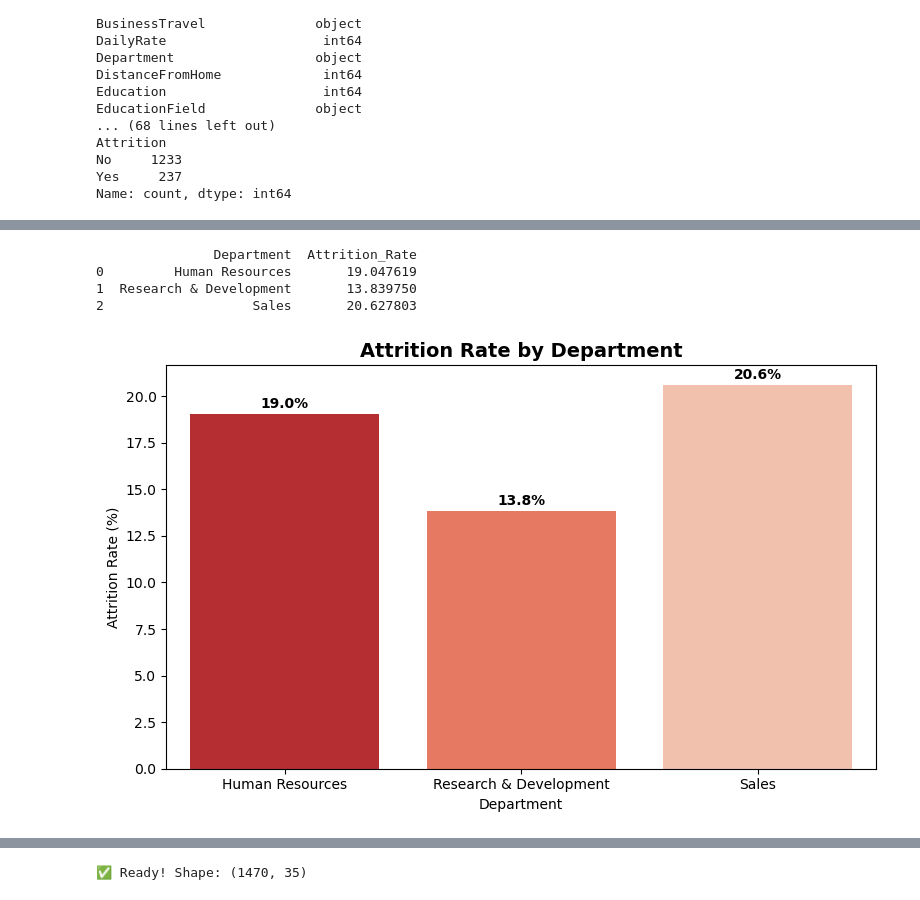
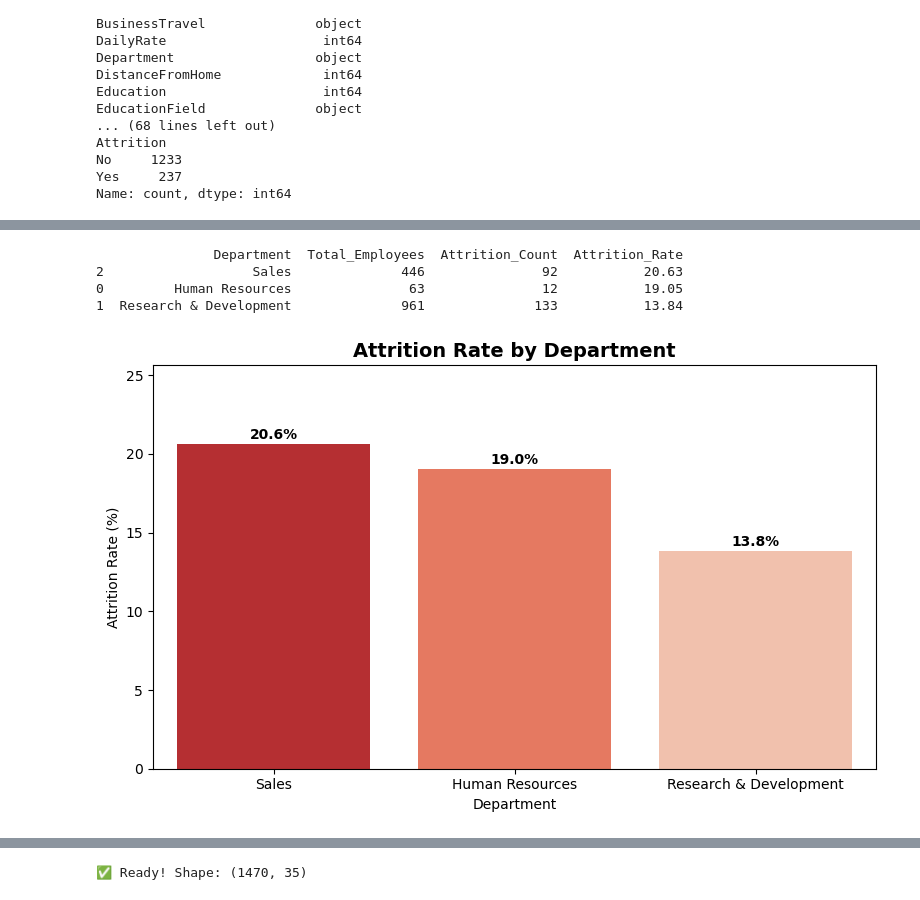
Before and after one commit to chandu2627/HR-Attrition-Analytics, a Jupyter notebook: HR_Attrition_EDA.ipynb, the cells around one changed output, grey strips where cells are left out. Drawn from its saved outputs; the diff is of its cells as text; code cells hidden in the pictures.

```diff
--- a/HR_Attrition_EDA.ipynb
+++ b/HR_Attrition_EDA.ipynb
@@ -80,27 +103,54 @@ Retention Rate: 83.88%
 # %%
 # Block 4 - Attrition by Department
-dept_attrition = df.groupby('Department')['Attrition'].apply(
-    lambda x: (x=='Yes').sum() / len(x) * 100
+
+dept_attrition = df.groupby('Department').agg(
+    Total_Employees=('Attrition', 'count'),
+    Attrition_Count=('Attrition', lambda x: (x == 'Yes').sum())
 ).reset_index()
-dept_attrition.columns = ['Department', 'Attrition_Rate']
 
-print(dept_attrition)
+dept_attrition['Attrition_Rate'] = (
+    dept_attrition['Attrition_Count'] /
+    dept_attrition['Total_Employees'] * 100
+)
 
-plt.figure(figsize=(8,5))
-sns.barplot(data=dept_attrition, x='Department',
-            y='Attrition_Rate', palette='Reds_r')
-plt.title('Attrition Rate by Department', fontsize=14, fontweight='bold')
+dept_attrition = dept_attrition.sort_values(
+    by='Attrition_Rate', ascending=False
+)
+
+print(dept_attrition.round(2))
+
+# Visualization
+plt.figure(figsize=(8, 5))
+
+sns.barplot(
+    data=dept_attrition,
+    x='Department',
+    y='Attrition_Rate',
+    palette='Reds_r'
+)
+
+plt.title(
+    'Attrition Rate by Department',
+    fontsize=14,
+    fontweight='bold'
+)
+
 plt.xlabel('Department')
 plt.ylabel('Attrition Rate (%)')
+
 for i, v in enumerate(dept_attrition['Attrition_Rate']):
-    plt.text(i, v + 0.3, f'{v:.1f}%', ha='center', fontweight='bold')
+    plt.text(i, v + 0.3, f'{v:.1f}%',
+             ha='center', fontweight='bold')
+
+plt.ylim(0, dept_attrition['Attrition_Rate'].max() + 5)
+
 plt.tight_layout()
 plt.savefig('dept_attrition.png', dpi=150)
 plt.show()
 # %% [output]
-               Department  Attrition_Rate
-0         Human Resources       19.047619
-1  Research & Development       13.839750
-2                   Sales       20.627803
+               Department  Total_Employees  Attrition_Count  Attrition_Rate
+2                   Sales              446               92           20.63
+0         Human Resources               63               12           19.05
+1  Research & Development              961              133           13.84
-[figure, old version]
+[figure, new version]
 # %%
```
Also changed, not shown: parts of 9 cells of this notebook.
